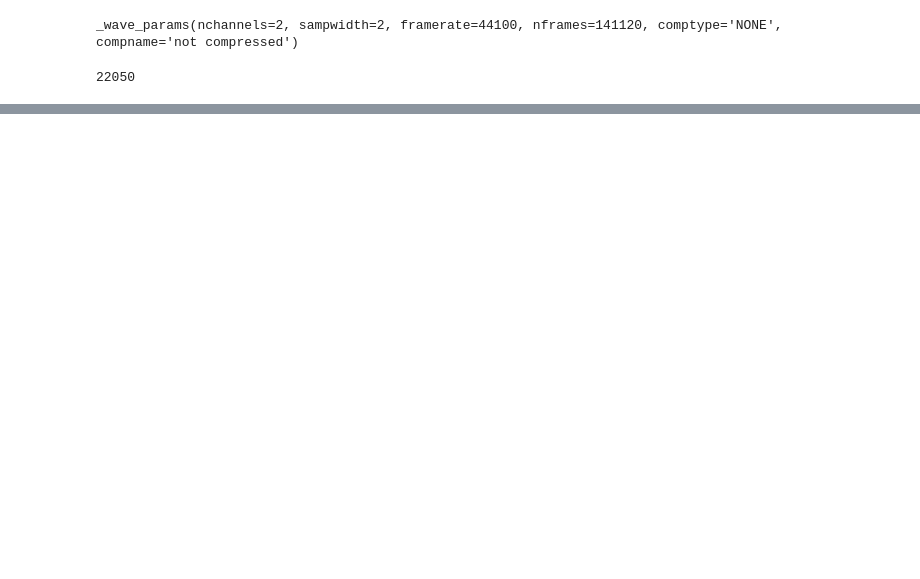
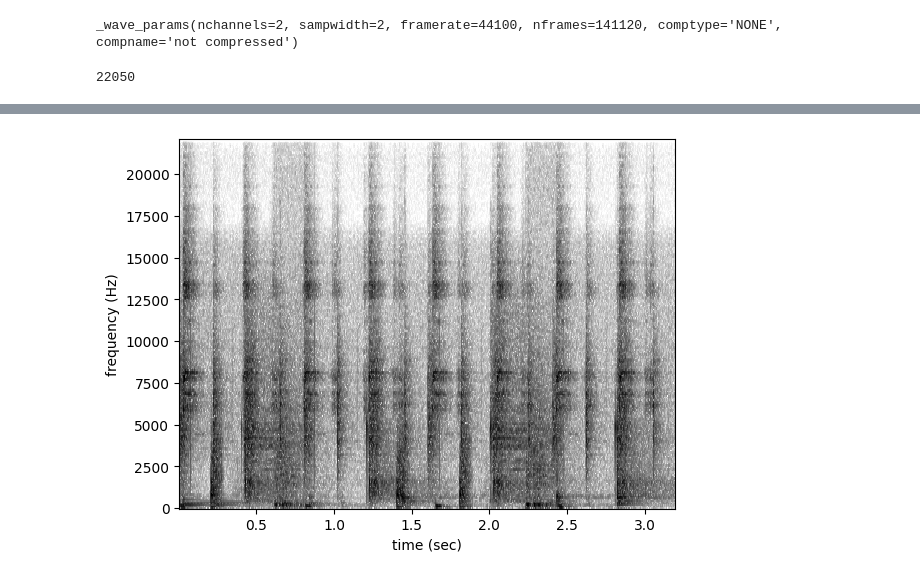
Before and after one commit to bkamuz/data-science, a Jupyter notebook: audio_processing/audiomorph.ipynb, the cells around one changed output, grey strips where cells are left out. Drawn from its saved outputs; the diff is of its cells as text; code cells hidden in the pictures; blank space fills up the shorter version.

Commit message:
Spectrogram Preparing

```diff
--- a/audio_processing/audiomorph.ipynb
+++ b/audio_processing/audiomorph.ipynb
@@ -49,0 +103,8 @@ ValueError: Unknown format: 'WAVE'
+# %%
+audio_filename = '../audio_processing/samples/sample_b.wav'
+# %%
+audio_object = Audio.from_file(audio_filename)
+spectrogram_object = Spectrogram.from_audio(audio_object)
+spectrogram_object.plot()
+# %% [output]
+[figure, added]
```
Also changed, not shown: parts of 8 cells of this notebook.
